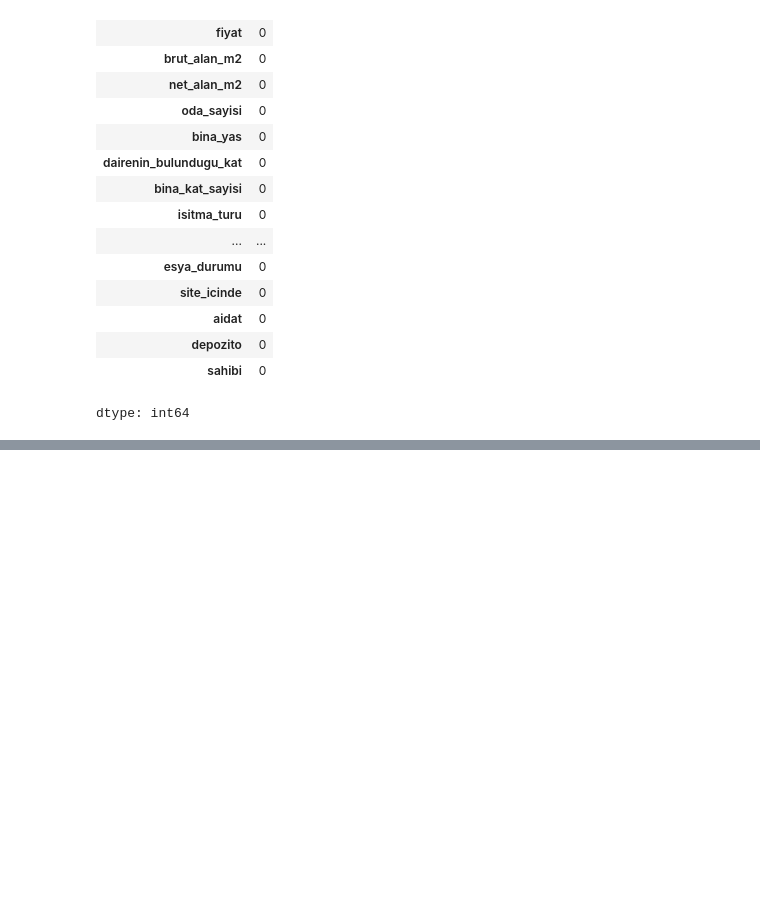
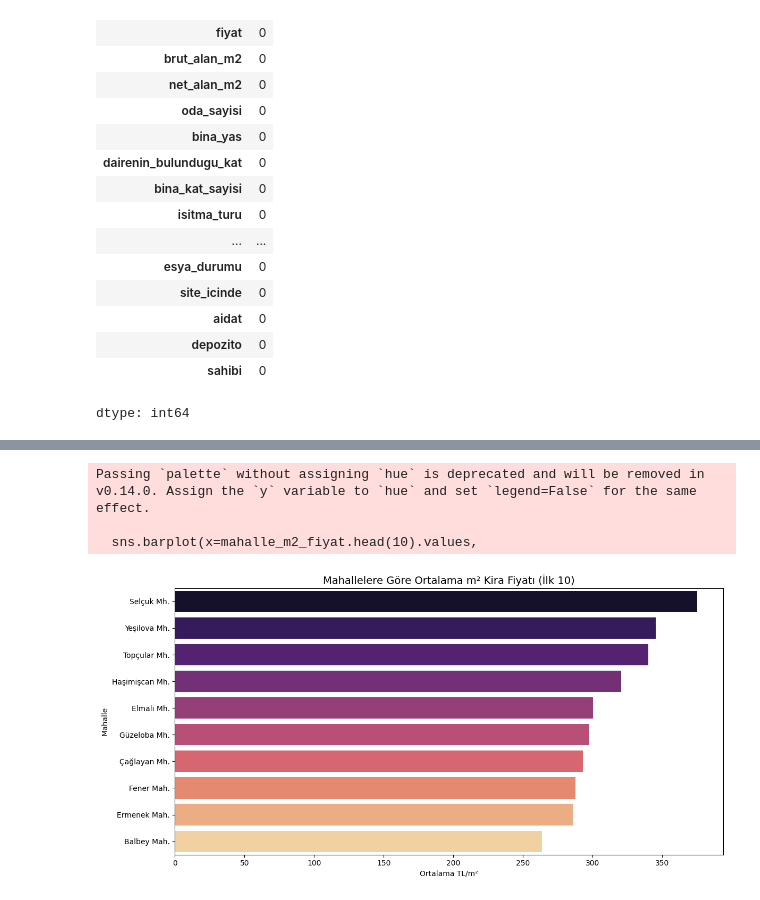
Before and after one commit to ertecino/Algoritma-Binary-Search-Tree, a Jupyter notebook: gayrimenkul_kira_tahmin.ipynb, the cells around one changed output, grey strips where cells are left out. Saved outputs shown, nothing was run; the diff lists cells and outputs as text; code cells hidden in the pictures; blank space fills up the shorter version.

```diff
--- a/gayrimenkul_kira_tahmin.ipynb
+++ b/gayrimenkul_kira_tahmin.ipynb
@@ -129,0 +180,13 @@ np.int64(632)
+# %%
+# Ortalama Alan Başına Kira (TL/m²)
+# Dairenin büyüklüğüne göre kira fiyatı adil mi?
+# Hangi mahallede m² başına kira daha yüksek?
+
+# Net alan üzerinden m² fiyatı hesapla
+df["fiyat_m2"] = df["fiyat"] / df["net_alan_m2"]
+
+# Mahalle bazında ortalama m² fiyatı
+mahalle_m2_fiyat = df.groupby("mahalle")["fiyat_m2"].mean().sort_values(ascending=False)
+
+# İlk 10 mahalle
+mahalle_m2_fiyat.head(10)
@@ -129,0 +207,16 @@ np.int64(632)
+# %%
+plt.figure(figsize=(12,6))
+sns.barplot(x=mahalle_m2_fiyat.head(10).values,
+            y=mahalle_m2_fiyat.head(10).index,
+            palette="magma")
+
+plt.title("Mahallelere Göre Ortalama m² Kira Fiyatı (İlk 10)", fontsize=14)
+plt.xlabel("Ortalama TL/m²")
+plt.ylabel("Mahalle")
+plt.tight_layout()
+plt.show()
+# %% [output]
+Passing `palette` without assigning `hue` is deprecated and will be removed in v0.14.0. Assign the `y` variable to `hue` and set `legend=False` for the same effect.
+
+  sns.barplot(x=mahalle_m2_fiyat.head(10).values,
+[figure, added]
```
Also changed, not shown: parts of 22 cells of this notebook.
